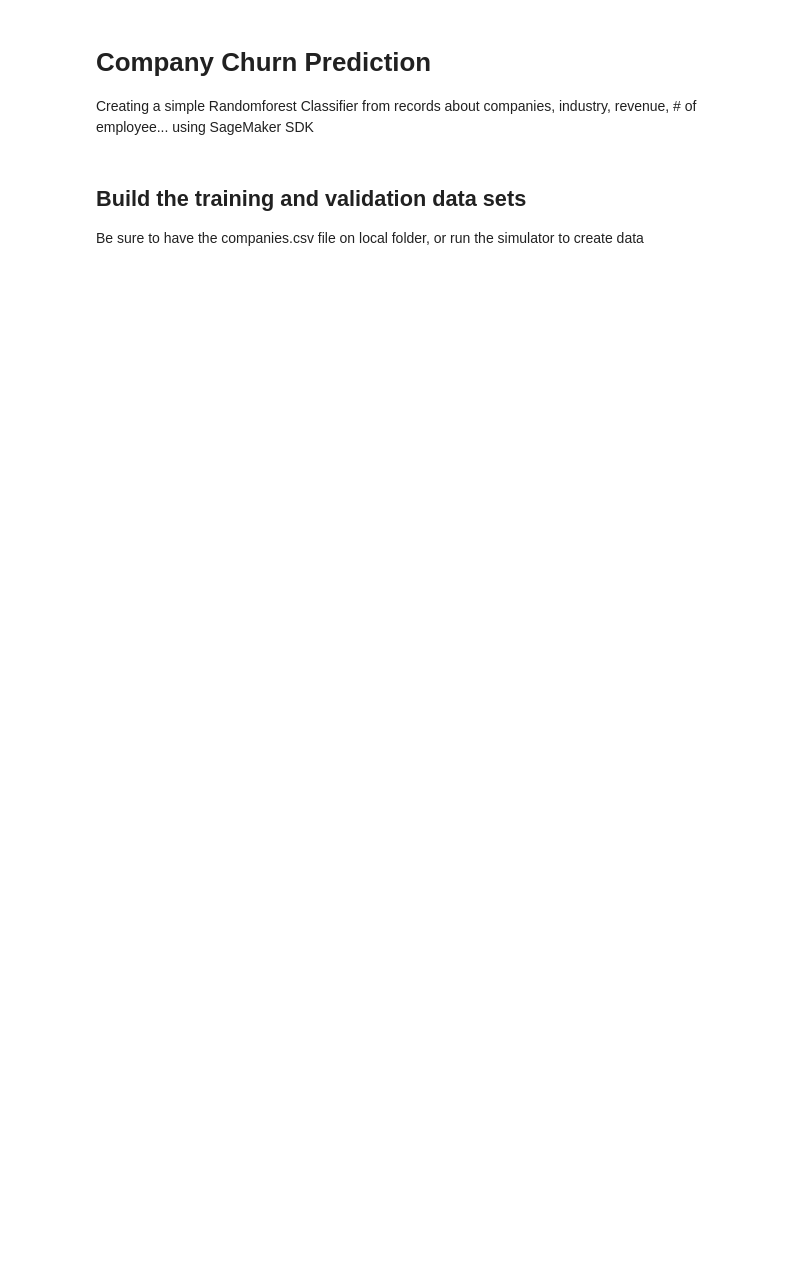
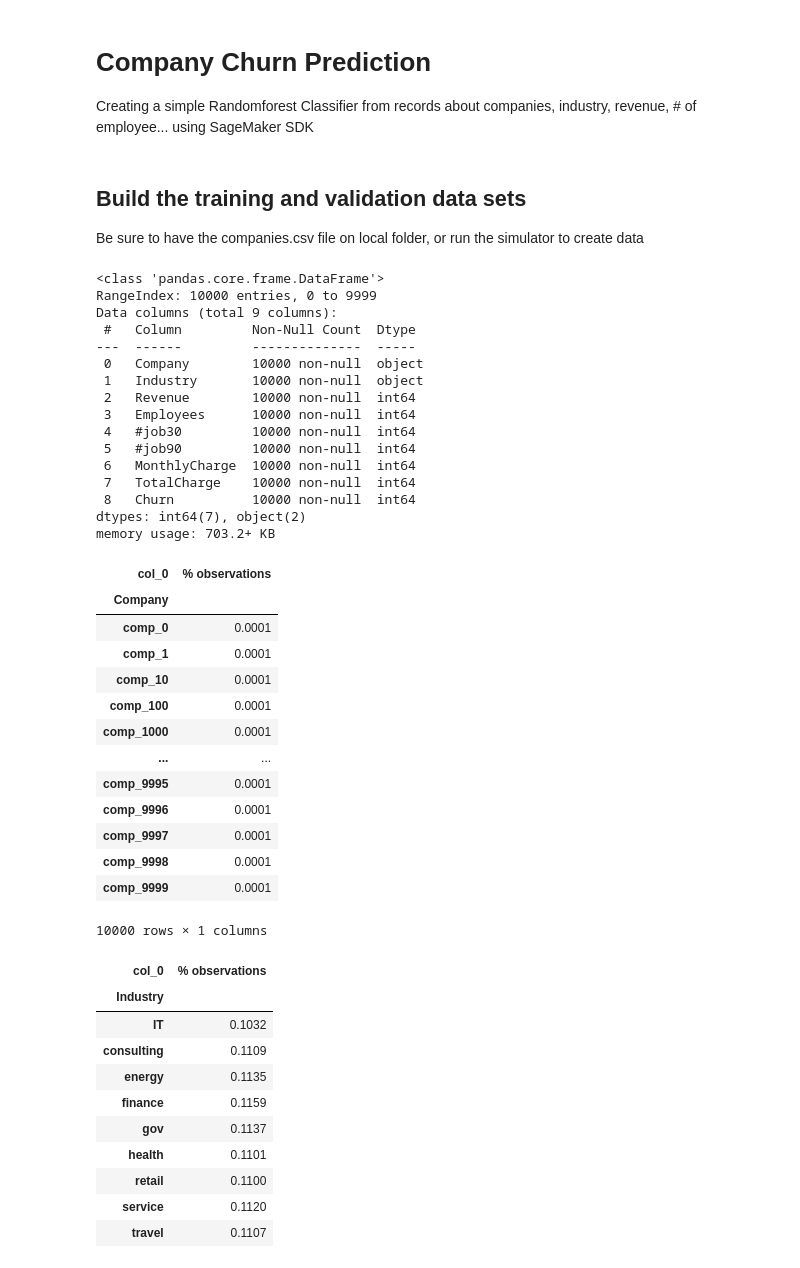
Before and after one commit to jbcodeforce/big-data-tenant-analytics, a Jupyter notebook: CompanyRisk/company-churn-sm.ipynb, the cells around one changed output. Cells and saved outputs as stored; diff of their text form; code cells hidden in the pictures; blank space fills up the shorter version.

```diff
--- a/CompanyRisk/company-churn-sm.ipynb
+++ b/CompanyRisk/company-churn-sm.ipynb
@@ -24,4 +23,48 @@ Be sure to have the companies.csv file on local folder, or run the simulator to
 # %%
 datafile_path=os.path.join("./", data_file)
 df = pd.read_csv(datafile_path)
 df.info()
+for column in df.select_dtypes(include=['object']).columns:
+    display(pd.crosstab(index=df[column], columns='% observations', normalize='columns'))
+# %% [output]
+<class 'pandas.core.frame.DataFrame'>
+RangeIndex: 10000 entries, 0 to 9999
+Data columns (total 9 columns):
+ #   Column         Non-Null Count  Dtype
+---  ------         --------------  -----
+ 0   Company        10000 non-null  object
+ 1   Industry       10000 non-null  object
+ 2   Revenue        10000 non-null  int64
+ 3   Employees      10000 non-null  int64
+ 4   #job30         10000 non-null  int64
+ 5   #job90         10000 non-null  int64
+ 6   MonthlyCharge  10000 non-null  int64
+ 7   TotalCharge    10000 non-null  int64
+ 8   Churn          10000 non-null  int64
+dtypes: int64(7), object(2)
+memory usage: 703.2+ KB
+| col_0 | % observations |
+| Company |  |
+| comp_0 | 0.0001 |
+| comp_1 | 0.0001 |
+| comp_10 | 0.0001 |
+| comp_100 | 0.0001 |
+| comp_1000 | 0.0001 |
+| ... | ... |
+| comp_9995 | 0.0001 |
+| comp_9996 | 0.0001 |
+| comp_9997 | 0.0001 |
+| comp_9998 | 0.0001 |
+| comp_9999 | 0.0001 |
+10000 rows × 1 columns
+| col_0 | % observations |
+| Industry |  |
+| IT | 0.1032 |
+| consulting | 0.1109 |
+| energy | 0.1135 |
+| finance | 0.1159 |
+| gov | 0.1137 |
+| health | 0.1101 |
+| retail | 0.1100 |
+| service | 0.1120 |
+| travel | 0.1107 |
```
Also changed, not shown: parts of 16 cells of this notebook, 21 other files.
